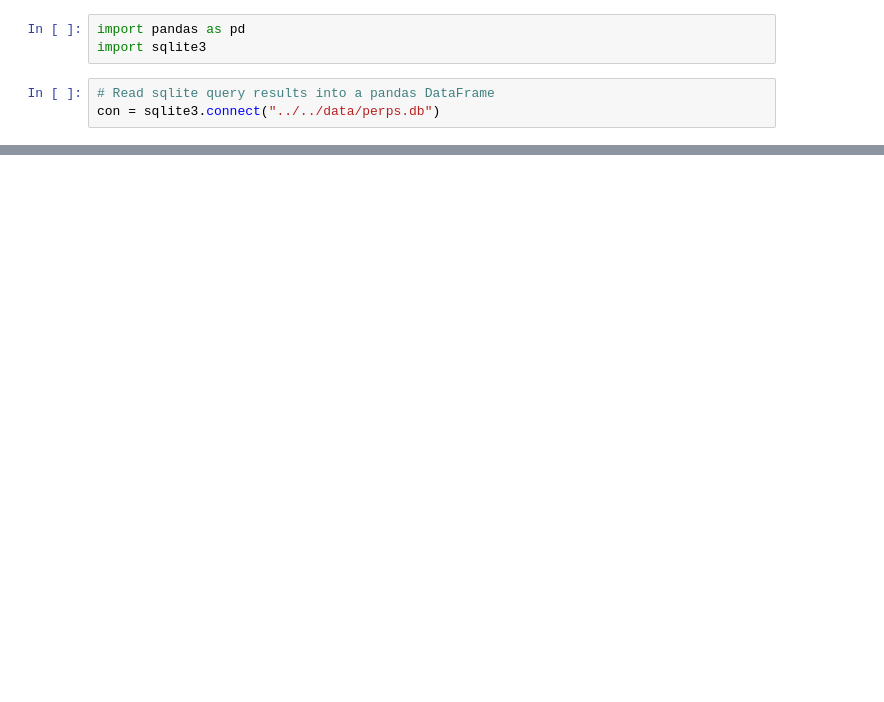
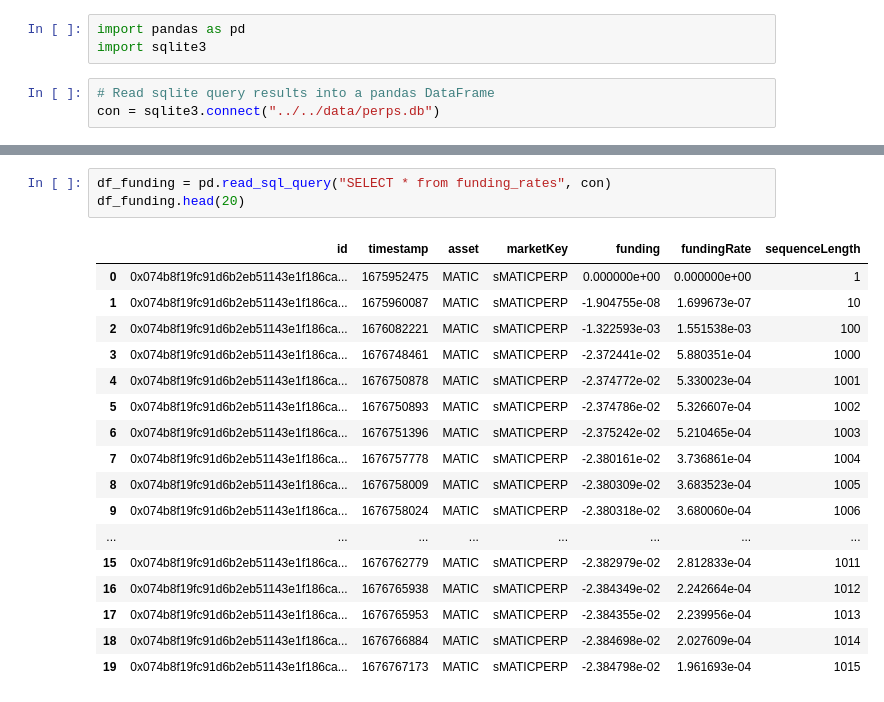
Before and after one commit to Kwenta/kwenta-data, a Jupyter notebook: src/notebooks/perps_sql.ipynb, the cells around one changed output, grey strips where cells are left out. Drawn from its saved outputs; the diff is of its cells as text; blank space fills up the shorter version.

```diff
--- a/src/notebooks/perps_sql.ipynb
+++ b/src/notebooks/perps_sql.ipynb
@@ -70,0 +92,21 @@ df_positions.head(20)
+# %%
+df_funding = pd.read_sql_query("SELECT * from funding_rates", con)
+df_funding.head(20)
+# %% [output]
+|  | id | timestamp | asset | marketKey | funding | fundingRate | sequenceLength |
+| 0 | 0x074b8f19fc91d6b2eb51143e1f186ca... | 1675952475 | MATIC | sMATICPERP | 0.000000e+00 | 0.000000e+00 | 1 |
+| 1 | 0x074b8f19fc91d6b2eb51143e1f186ca... | 1675960087 | MATIC | sMATICPERP | -1.904755e-08 | 1.699673e-07 | 10 |
+| 2 | 0x074b8f19fc91d6b2eb51143e1f186ca... | 1676082221 | MATIC | sMATICPERP | -1.322593e-03 | 1.551538e-03 | 100 |
+| 3 | 0x074b8f19fc91d6b2eb51143e1f186ca... | 1676748461 | MATIC | sMATICPERP | -2.372441e-02 | 5.880351e-04 | 1000 |
+| 4 | 0x074b8f19fc91d6b2eb51143e1f186ca... | 1676750878 | MATIC | sMATICPERP | -2.374772e-02 | 5.330023e-04 | 1001 |
+| 5 | 0x074b8f19fc91d6b2eb51143e1f186ca... | 1676750893 | MATIC | sMATICPERP | -2.374786e-02 | 5.326607e-04 | 1002 |
+| 6 | 0x074b8f19fc91d6b2eb51143e1f186ca... | 1676751396 | MATIC | sMATICPERP | -2.375242e-02 | 5.210465e-04 | 1003 |
+| 7 | 0x074b8f19fc91d6b2eb51143e1f186ca... | 1676757778 | MATIC | sMATICPERP | -2.380161e-02 | 3.736861e-04 | 1004 |
+| 8 | 0x074b8f19fc91d6b2eb51143e1f186ca... | 1676758009 | MATIC | sMATICPERP | -2.380309e-02 | 3.683523e-04 | 1005 |
+| 9 | 0x074b8f19fc91d6b2eb51143e1f186ca... | 1676758024 | MATIC | sMATICPERP | -2.380318e-02 | 3.680060e-04 | 1006 |
+| ... | ... | ... | ... | ... | ... | ... | ... |
+| 15 | 0x074b8f19fc91d6b2eb51143e1f186ca... | 1676762779 | MATIC | sMATICPERP | -2.382979e-02 | 2.812833e-04 | 1011 |
+| 16 | 0x074b8f19fc91d6b2eb51143e1f186ca... | 1676765938 | MATIC | sMATICPERP | -2.384349e-02 | 2.242664e-04 | 1012 |
+| 17 | 0x074b8f19fc91d6b2eb51143e1f186ca... | 1676765953 | MATIC | sMATICPERP | -2.384355e-02 | 2.239956e-04 | 1013 |
+| 18 | 0x074b8f19fc91d6b2eb51143e1f186ca... | 1676766884 | MATIC | sMATICPERP | -2.384698e-02 | 2.027609e-04 | 1014 |
+| 19 | 0x074b8f19fc91d6b2eb51143e1f186ca... | 1676767173 | MATIC | sMATICPERP | -2.384798e-02 | 1.961693e-04 | 1015 |
```
Also changed, not shown: parts of 3 cells of this notebook, 7 other files.
